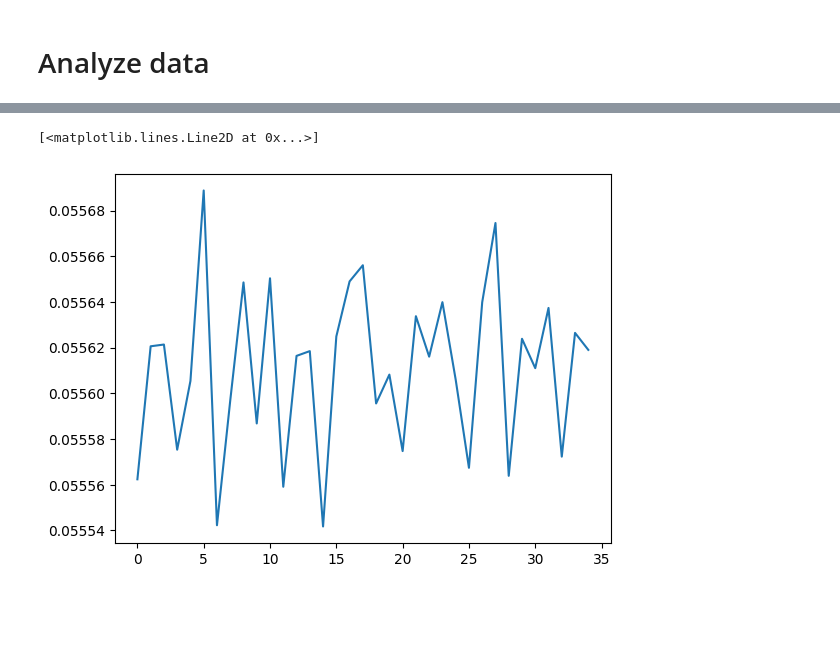
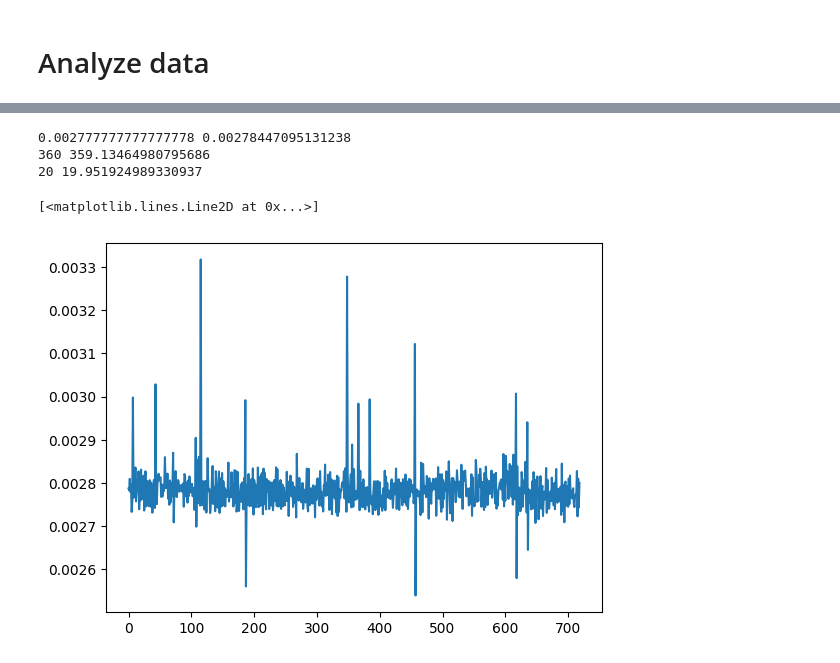
Before and after one commit to nick-lambert/fsm-exps, a Jupyter notebook: test_sin_wave_tilt.ipynb, the cells around one changed output, grey strips where cells are left out. Saved outputs shown, nothing was run; the diff lists cells and outputs as text; code cells hidden in the pictures; blank space fills up the shorter version.

```diff
--- a/test_sin_wave_tilt.ipynb
+++ b/test_sin_wave_tilt.ipynb
@@ -119,7 +119,10 @@ def modulate_fsm():
 
 mod = multiprocessing.Process(name='modulation', target=modulate_fsm, )
 # %%
-sin_freq = 1
+sin_freq = 20
+total_freq = sin_freq * (samps_per_wave-1)
+desired_time_step = 1/total_freq
+print(desired_time_step, total_freq)
 
 exp_dir = f'sin-mod-tilt-{sin_freq:.2f}'
 exp_path = Path(f'{cwd}/data/{exp_dir}')
@@ -228,8 +233,14 @@ plt.xlabel('frame count')
 Text(0.5, 0, 'frame count')
 [figure]
 # %%
-fsm_time_steps = (rel_fsm_times[1:] - rel_fsm_times[:-1])[:-1]
+fsm_time_steps = (rel_fsm_times[1:] - rel_fsm_times[:-1])
+print(desired_time_step, np.mean(fsm_time_steps))
+print(total_freq, 1/np.mean(fsm_time_steps))
+print(sin_freq, 1/np.mean(fsm_time_steps) / (samps_per_wave-1))
 plt.plot(fsm_time_steps)
 # %% [output]
-[<matplotlib.lines.Line2D at 0x...>]
+0.002777777777777778 0.00278447095131238
+360 359.13464980795686
+20 19.951924989330937
+[<matplotlib.lines.Line2D at 0x...>]
-[figure, old version]
+[figure, new version]
```
Also changed, not shown: parts of 7 cells of this notebook, 1 other file.
